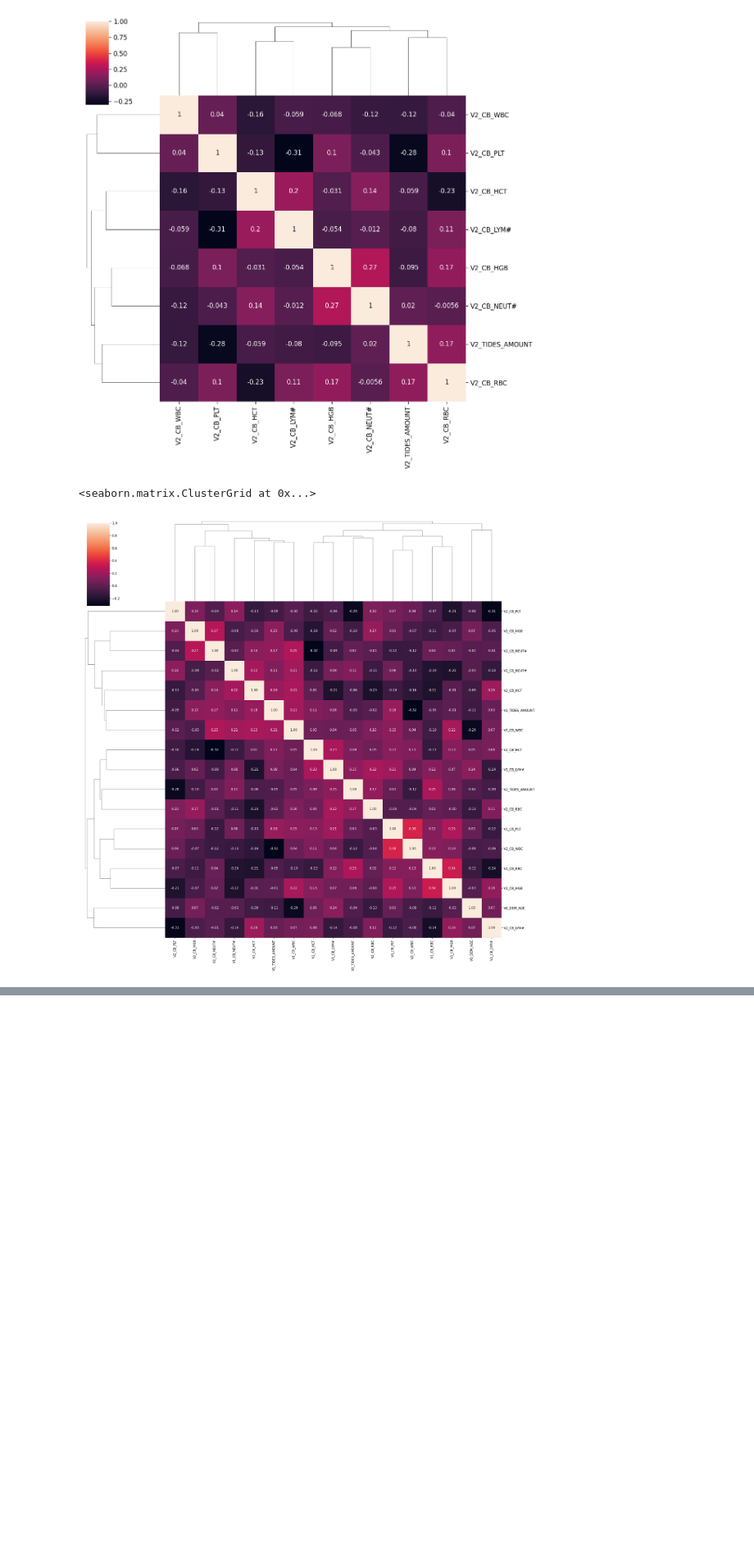
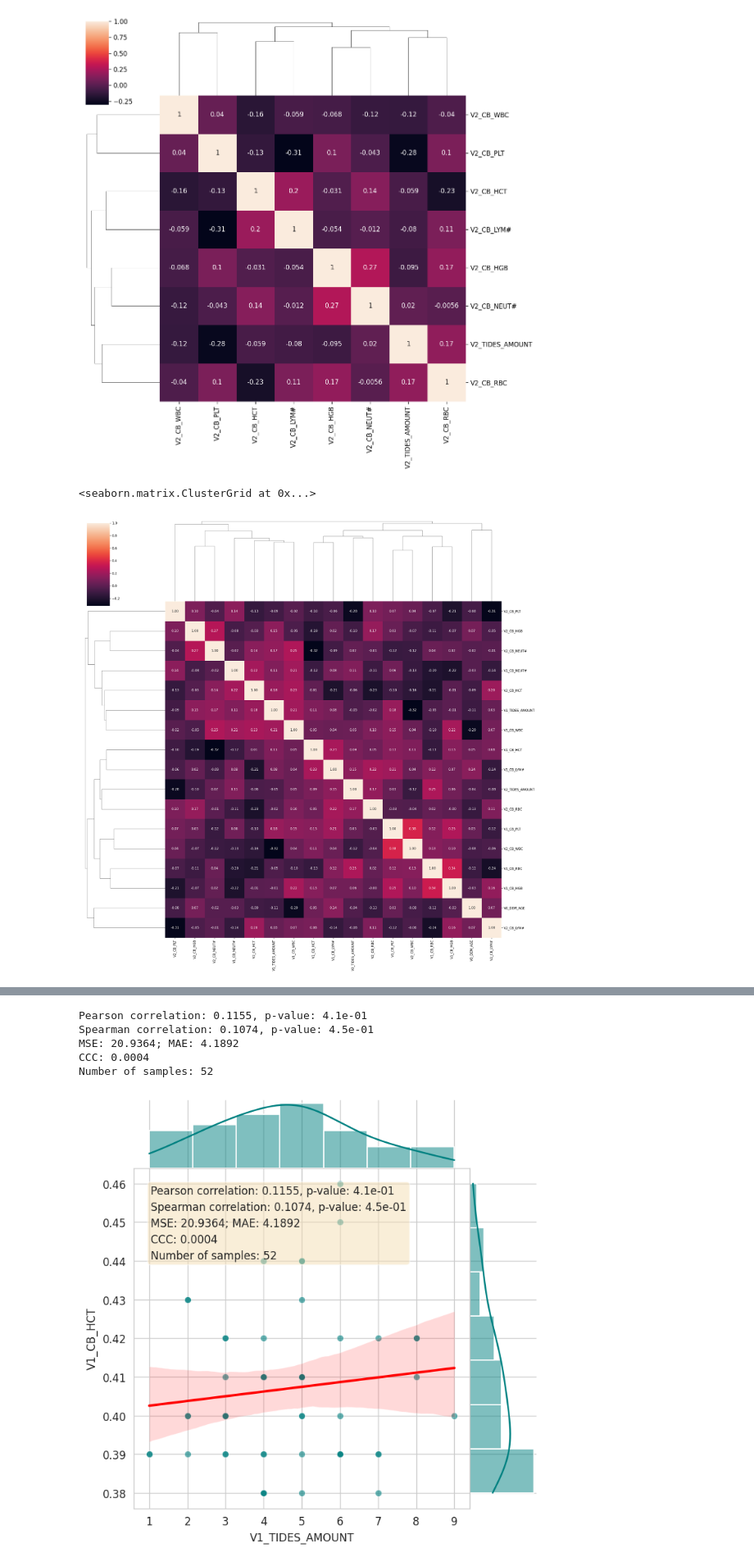
Before and after one commit to glebus-sasha/Mastodynon, a Jupyter notebook: scripts/py_EDA/py_EDA.ipynb, the cells around one changed output, grey strips where cells are left out. Shown at 82% size. Drawn from its saved outputs; the diff is of its cells as text; code cells hidden in the pictures; blank space fills up the shorter version.

```diff
--- a/scripts/py_EDA/py_EDA.ipynb
+++ b/scripts/py_EDA/py_EDA.ipynb
@@ -278,0 +279,53 @@ for col in cols_num:
+# %%
+def calculate_and_plot_correlations(series1, series2,name1='Predicted', name2='True',
+                                    verbose=True, ret=False, plot=True,title=False):
+    from sklearn import metrics
+    from scipy import stats
+    series1, series2 = to_common_samples((series1.dropna(), series2.dropna()))
+    df = pd.DataFrame({name1: series1, name2: series2})
+    pearson_corr, pearson_p = stats.pearsonr(series1, series2)
+    spearman_corr, spearman_p = stats.spearmanr(series1, series2)
+    mse = metrics.mean_squared_error(series1, series2)
+    mae = metrics.mean_absolute_error(series1, series2)
+    try:
+        slope, intercept, r_value, p_value, std_err = stats.linregress(series1, series2)
+        concordance_corr_coef = (2 * r_value * np.std(series1) * np.std(series2)) / (np.var(series1) + np.var(series2) + (np.mean(series1) - np.mean(series2))**2)
+    except:
+        concordance_corr_coef = 0
+    text =  [f"Pearson correlation: {pearson_corr:.4f}, p-value: {pearson_p:.1e}",
+          f"Spearman correlation: {spearman_corr:.4f}, p-value: {spearman_p:.1e}",
+    f"MSE: {mse:.4f}; MAE: {mae:.4f}",
+    f"CCC: {concordance_corr_coef:.4f}",
+    f"Number of samples: {df.dropna().shape[0]}"]
+    if verbose:
+        print('\n'.join(text))
+    if plot:
+        g = sns.JointGrid(data=df, x=name1, y=name2, space=0)
+        g.plot_joint(sns.scatterplot, alpha=0.6,color = 'teal')
+        sns.regplot(x=name1, y=name2, data=df, ax=g.ax_joint, scatter=False, color='r')
+        g.plot_marginals(sns.histplot, kde=True, color="teal")
+        if title:
+            text+=[title]
+        textstr = '\n'.join(text)
+        props = dict(boxstyle='round', facecolor='wheat', alpha=0.5)
+        g.ax_joint.text(0.05, 0.95, textstr, transform=g.ax_joint.transAxes, fontsize=10,
+                        verticalalignment='top', bbox=props, linespacing=1.5)
+        plt.show()
+        plt.close()
+    if ret:
+        metrics = {
+        'MSE': mse,
+        'MAE': mae,
+        'Spearman':spearman_corr,
+        'CCC':concordance_corr_coef,
+        'Pearson':pearson_corr}
+        return metrics
+
+calculate_and_plot_correlations(df.V1_TIDES_AMOUNT,df.V1_CB_HCT, 'V1_TIDES_AMOUNT', 'V1_CB_HCT')
+# %% [output]
+Pearson correlation: 0.1155, p-value: 4.1e-01
+Spearman correlation: 0.1074, p-value: 4.5e-01
+MSE: 20.9364; MAE: 4.1892
+CCC: 0.0004
+Number of samples: 52
+[figure, added]
```
Also changed, not shown: parts of 2 cells of this notebook.
